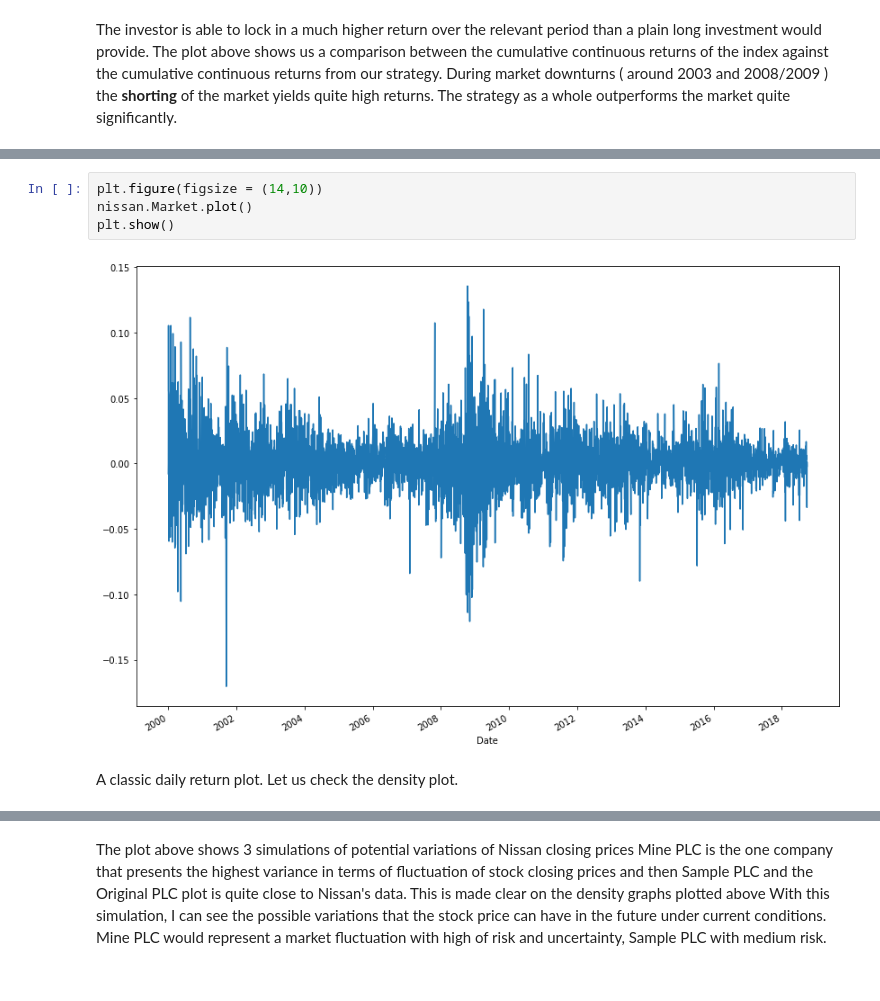
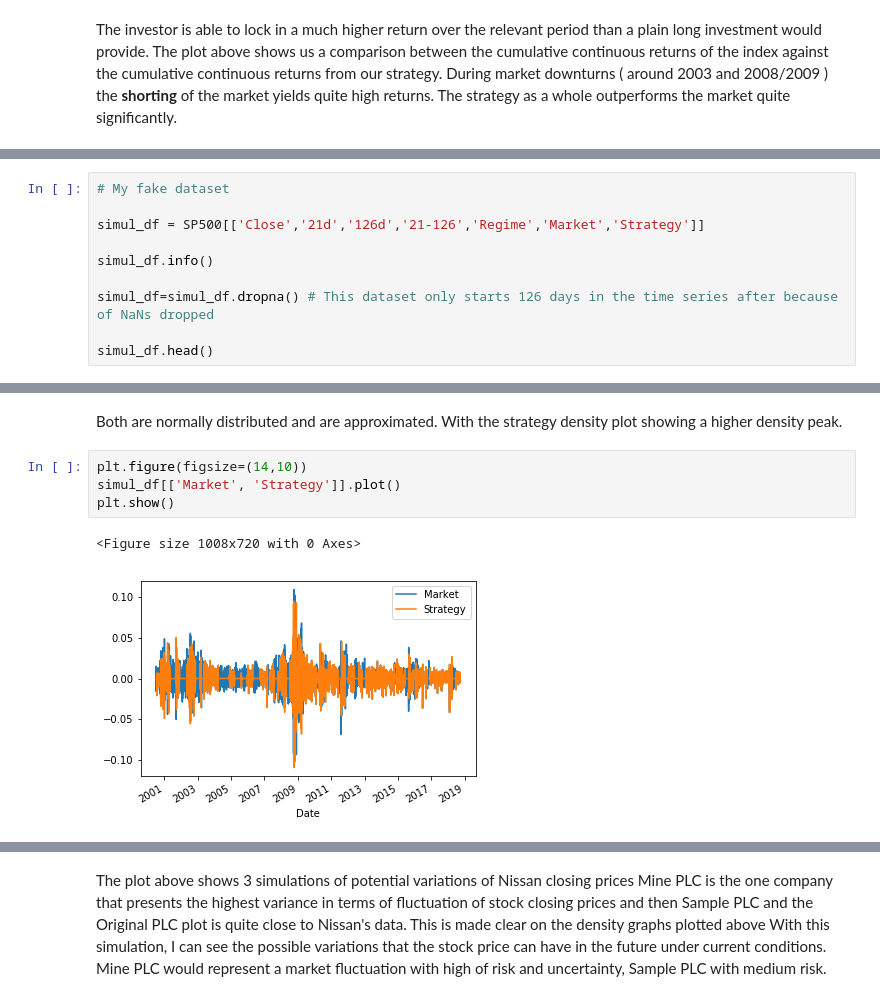
Before and after one commit to MarcoMen-Temp/Programming-Project, a Jupyter notebook: Programming.ipynb, the cells around one changed output, grey strips where cells are left out. Saved outputs shown, nothing was run; the diff lists cells and outputs as text.

```diff
--- a/Programming.ipynb
+++ b/Programming.ipynb
@@ -223,0 +191,10 @@ nissan = nissan.dropna()
+# %%
+# My fake dataset
+
+simul_df = SP500[['Close','21d','126d','21-126','Regime','Market','Strategy']]
+
+simul_df.info()
+
+simul_df=simul_df.dropna() # This dataset only starts 126 days in the time series after because of NaNs dropped
+
+simul_df.head()
@@ -224,8 +230,9 @@ nissan = nissan.dropna()
+# %% [markdown]
+Both are normally distributed and are approximated. With the strategy density plot showing a higher density peak.
 # %%
-plt.figure(figsize = (14,10))
-nissan.Market.plot()
+plt.figure(figsize=(14,10))
+simul_df[['Market', 'Strategy']].plot()
 plt.show()
 # %% [output]
+<Figure size 1008x720 with 0 Axes>
-[figure, old version]
+[figure, new version]
-# %% [markdown]
-A classic daily return plot. Let us check the density plot.
```
Also changed, not shown: parts of 22 cells of this notebook.
